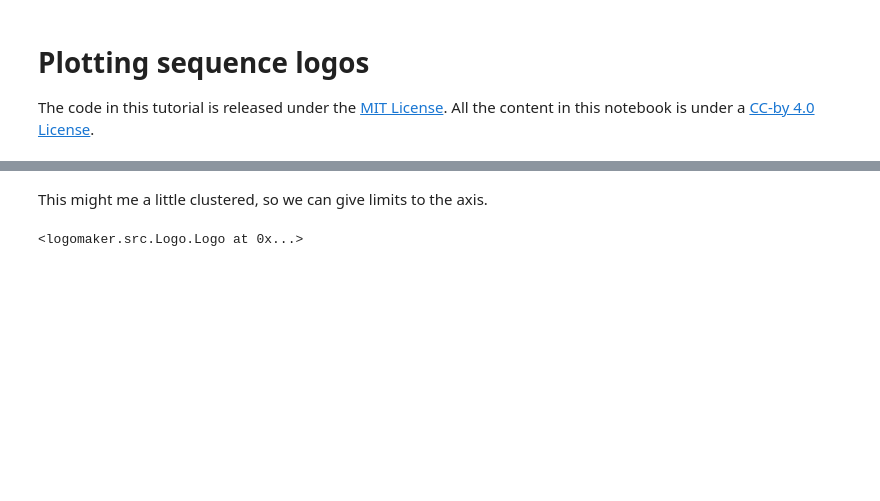
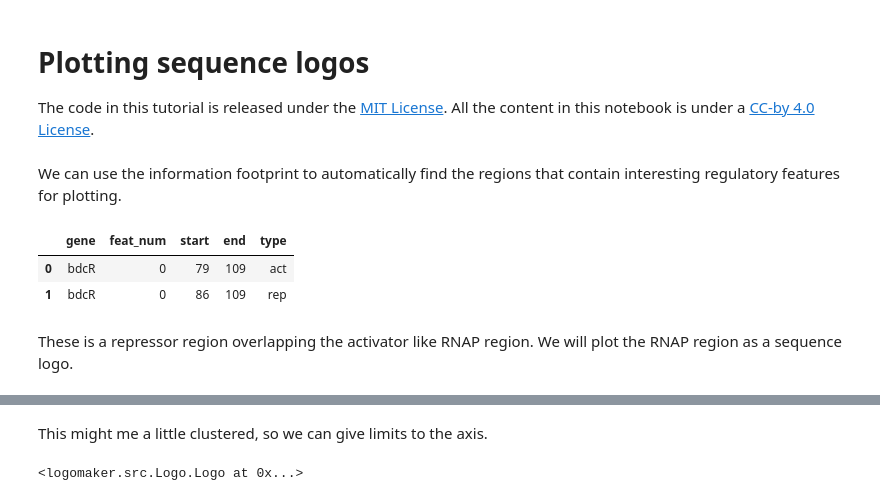
Before and after one commit to RPGroup-PBoC/RegSeq, a Jupyter notebook: notebooks/4_4_plot_sequence_logo.ipynb, the cells around one changed output, grey strips where cells are left out. Saved outputs shown, nothing was run; the diff lists cells and outputs as text; code cells hidden in the pictures; blank space fills up the shorter version.

```diff
--- a/notebooks/4_4_plot_sequence_logo.ipynb
+++ b/notebooks/4_4_plot_sequence_logo.ipynb
@@ -7,0 +12,2 @@ import pandas as pd
+# %% [markdown]
+We can use the information footprint to automatically find the regions that contain interesting regulatory features for plotting.
@@ -7,0 +16,8 @@ import pandas as pd
+# %%
+regions
+# %% [output]
+|  | gene | feat_num | start | end | type |
+| 0 | bdcR | 0 | 79 | 109 | act |
+| 1 | bdcR | 0 | 86 | 109 | rep |
+# %% [markdown]
+These is a repressor region overlapping the activator like RNAP region. We will plot the RNAP region as a sequence logo.
```
Also changed, not shown: parts of 6 cells of this notebook, 17 other files.
